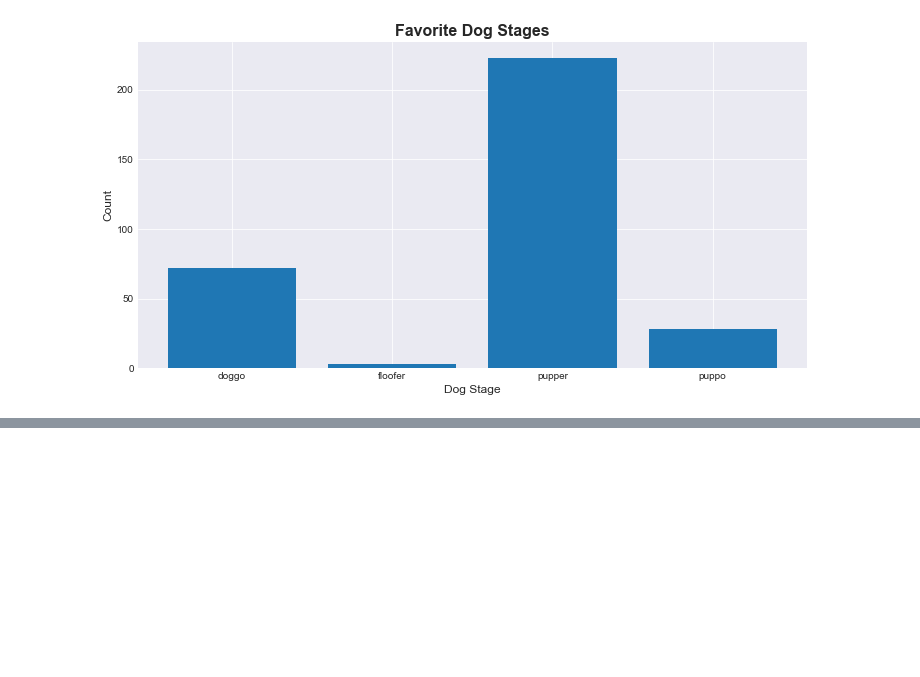
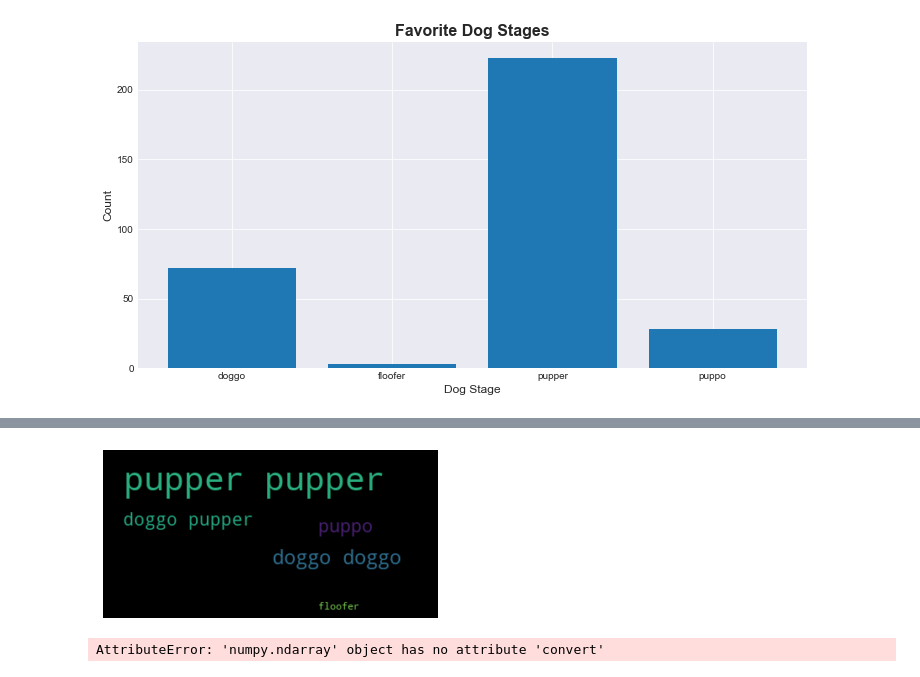
Before and after one commit to orspain/Udacity-DAND, a Jupyter notebook: Project 4 Data Wrangling/Visualize.ipynb, the cells around one changed output, grey strips where cells are left out. Saved outputs shown, nothing was run; the diff lists cells and outputs as text; code cells hidden in the pictures; blank space fills up the shorter version.

```diff
--- a/Project 4 Data Wrangling/Visualize.ipynb
+++ b/Project 4 Data Wrangling/Visualize.ipynb
@@ -156,0 +340,51 @@ plt.savefig('favorite-dogs.png')
+# %%
+# get data directory (using getcwd() is needed to support running example in generated IPython notebook)
+d = path.dirname(__file__) if "__file__" in locals() else os.getcwd()
+
+# Read the whole text.
+text = open(path.join(d, 'df_stage.csv')).read()
+
+# Generate a word cloud image
+wordcloud = WordCloud().generate(text)
+
+# Display the generated image:
+wordcloud = WordCloud(max_font_size=40).generate(text)
+plt.figure()
+plt.imshow(wordcloud, interpolation="bilinear")
+plt.axis("off")
+plt.savefig('dog_stage_wordcloud.png')
+plt.show()
+# %% [output]
+[figure, added]
+# %%
+# get data directory (using getcwd() is needed to support running example in generated IPython notebook)
+d = path.dirname(__file__) if "__file__" in locals() else os.getcwd()
+
+# Read the whole text.
+text = open(path.join(d, 'df_stage.csv')).read()
+
+# read the mask image
+
+dog_mask = np.array(Image.open(path.join(d, "dog.png")))
+dog_mask = dog_mask.convert("L") # convert image to black and white
+dog_mask.mode = "L"
+dog_mask = dog_mask.point(lambda x: 0 if x<128 else 255)
+
+wc = WordCloud(background_color="white", max_words=2000, mask=dog_mask,
+                contour_width=3, contour_color='steelblue')
+
+# generate word cloud
+wc.generate(text)
+
+# store to file
+wc.to_file(path.join(d, "dog_stage.png"))
+
+# show
+plt.imshow(wc, interpolation='bilinear')
+plt.axis("off")
+plt.figure()
+plt.imshow(dog_mask, cmap=plt.cm.gray, interpolation='bilinear')
+plt.axis("off")
+plt.show()
+# %% [output]
+AttributeError: 'numpy.ndarray' object has no attribute 'convert'
```
Also changed, not shown: parts of 15 cells of this notebook, 7 other files.
